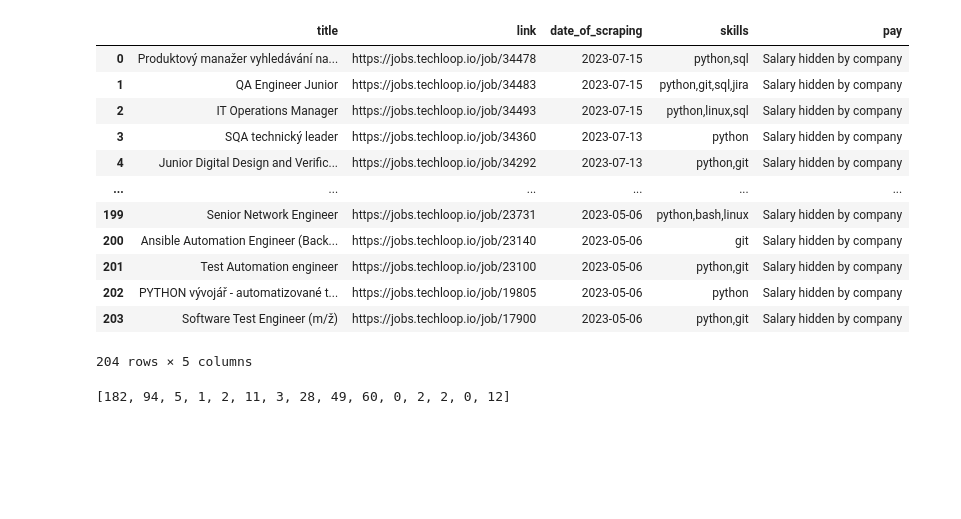
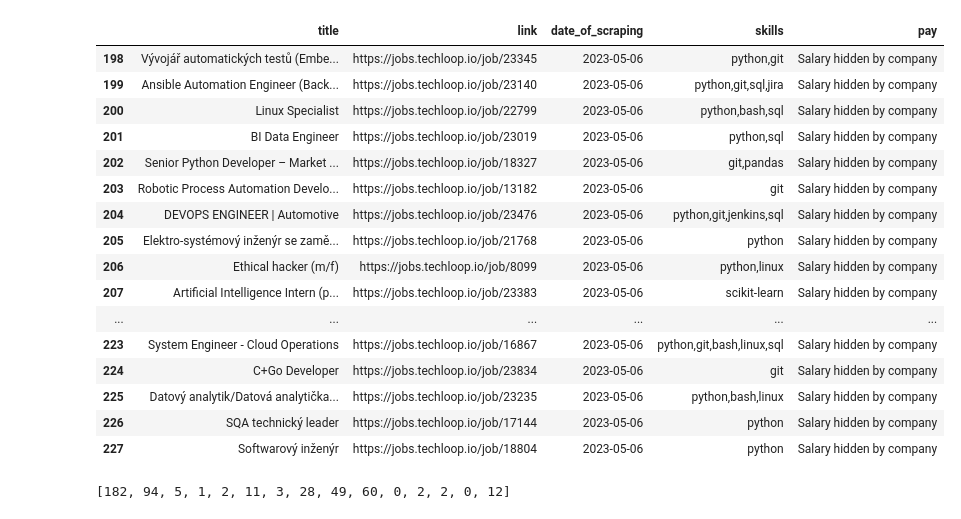
Before and after one commit to matousidc/streamlit_app, a Jupyter notebook: deprecated/maps.ipynb, the cells around one changed output. Cells and saved outputs as stored; diff of their text form; code cells hidden in the pictures; blank space fills up the shorter version.

```diff
--- a/deprecated/maps.ipynb
+++ b/deprecated/maps.ipynb
@@ -4,21 +4,25 @@ import pandas as pd
 # %%
 df = pd.read_pickle(r"C:\Users\matou\PycharmProjects\projects\streamlit\jobs_df.pkl")
 # %%
-df
+df[-30:]
 # %% [output]
 |  | title | link | date_of_scraping | skills | pay |
-| 0 | Produktový manažer vyhledávání na... | https://jobs.techloop.io/job/34478 | 2023-07-15 | python,sql | Salary hidden by company |
-| 1 | QA Engineer Junior | https://jobs.techloop.io/job/34483 | 2023-07-15 | python,git,sql,jira | Salary hidden by company |
-| 2 | IT Operations Manager | https://jobs.techloop.io/job/34493 | 2023-07-15 | python,linux,sql | Salary hidden by company |
-| 3 | SQA technický leader | https://jobs.techloop.io/job/34360 | 2023-07-13 | python | Salary hidden by company |
-| 4 | Junior Digital Design and Verific... | https://jobs.techloop.io/job/34292 | 2023-07-13 | python,git | Salary hidden by company |
+| 198 | Vývojář automatických testů (Embe... | https://jobs.techloop.io/job/23345 | 2023-05-06 | python,git | Salary hidden by company |
+| 199 | Ansible Automation Engineer (Back... | https://jobs.techloop.io/job/23140 | 2023-05-06 | python,git,sql,jira | Salary hidden by company |
+| 200 | Linux Specialist | https://jobs.techloop.io/job/22799 | 2023-05-06 | python,bash,sql | Salary hidden by company |
+| 201 | BI Data Engineer | https://jobs.techloop.io/job/23019 | 2023-05-06 | python,sql | Salary hidden by company |
+| 202 | Senior Python Developer – Market ... | https://jobs.techloop.io/job/18327 | 2023-05-06 | git,pandas | Salary hidden by company |
+| 203 | Robotic Process Automation Develo... | https://jobs.techloop.io/job/13182 | 2023-05-06 | git | Salary hidden by company |
+| 204 | DEVOPS ENGINEER | Automotive | https://jobs.techloop.io/job/23476 | 2023-05-06 | python,git,jenkins,sql | Salary hidden by company |
+| 205 | Elektro-systémový inženýr se zamě... | https://jobs.techloop.io/job/21768 | 2023-05-06 | python | Salary hidden by company |
+| 206 | Ethical hacker (m/f) | https://jobs.techloop.io/job/8099 | 2023-05-06 | python,linux | Salary hidden by company |
+| 207 | Artificial Intelligence Intern (p... | https://jobs.techloop.io/job/23383 | 2023-05-06 | scikit-learn | Salary hidden by company |
 | ... | ... | ... | ... | ... | ... |
-| 199 | Senior Network Engineer | https://jobs.techloop.io/job/23731 | 2023-05-06 | python,bash,linux | Salary hidden by company |
-| 200 | Ansible Automation Engineer (Back... | https://jobs.techloop.io/job/23140 | 2023-05-06 | git | Salary hidden by company |
-| 201 | Test Automation engineer | https://jobs.techloop.io/job/23100 | 2023-05-06 | python,git | Salary hidden by company |
-| 202 | PYTHON vývojář - automatizované t... | https://jobs.techloop.io/job/19805 | 2023-05-06 | python | Salary hidden by company |
-| 203 | Software Test Engineer (m/ž) | https://jobs.techloop.io/job/17900 | 2023-05-06 | python,git | Salary hidden by company |
+| 223 | System Engineer - Cloud Operations | https://jobs.techloop.io/job/16867 | 2023-05-06 | python,git,bash,linux,sql | Salary hidden by company |
+| 224 | C+Go Developer | https://jobs.techloop.io/job/23834 | 2023-05-06 | git | Salary hidden by company |
+| 225 | Datový analytik/Datová analytička... | https://jobs.techloop.io/job/23235 | 2023-05-06 | python,bash,linux | Salary hidden by company |
+| 226 | SQA technický leader | https://jobs.techloop.io/job/17144 | 2023-05-06 | python | Salary hidden by company |
+| 227 | Softwarový inženýr | https://jobs.techloop.io/job/18804 | 2023-05-06 | python | Salary hidden by company |
-204 rows × 5 columns
 # %%
 # 201	Test Automation engineer	https://jobs.techloop.io/job/23100	2023-05-06	python,git	Salary hidden by company
 # %%
```
Also changed, not shown: parts of 1 cell of this notebook, 6 other files.
